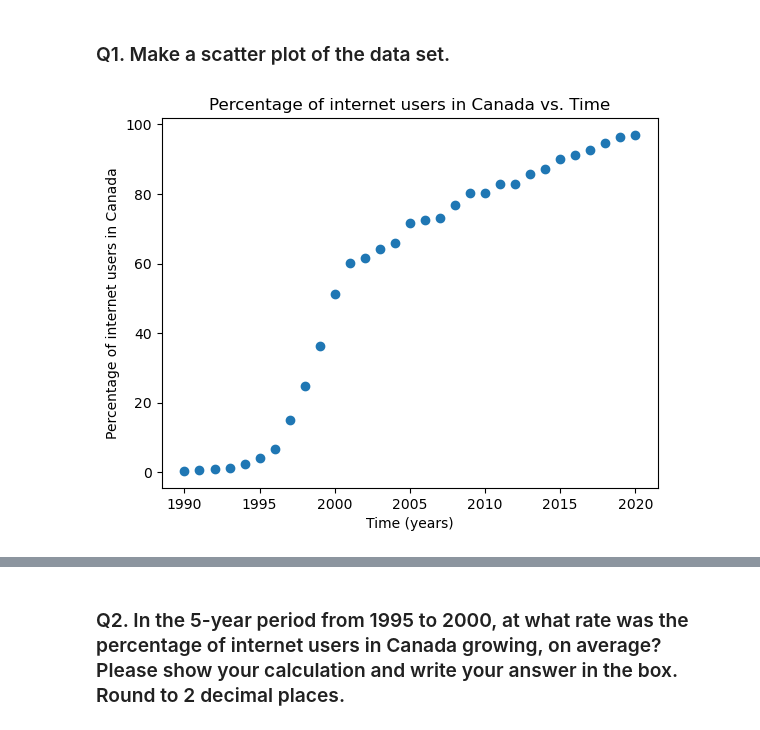
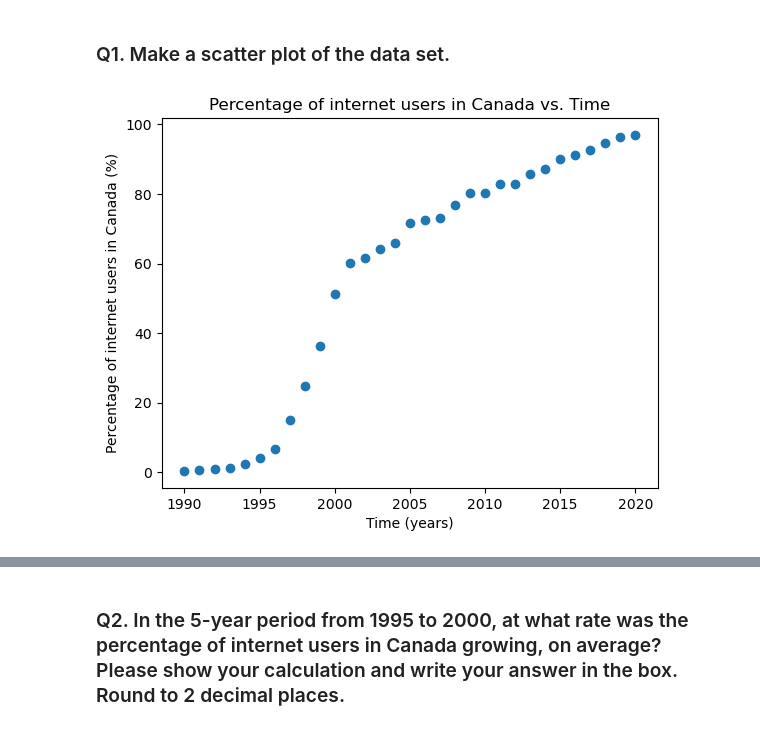
Before and after one commit to CTLMath/birs2025group3, a Jupyter notebook: mat133-p1-individual-2024.ipynb, the cells around one changed output, grey strips where cells are left out. Cells and saved outputs as stored; diff of their text form; code cells hidden in the pictures.

```diff
--- a/mat133-p1-individual-2024.ipynb
+++ b/mat133-p1-individual-2024.ipynb
@@ -42,8 +81,8 @@ print(x,y)
 # %%
 plt.scatter(x,y)
 plt.title("Percentage of internet users in Canada vs. Time")
 plt.xlabel("Time (years)")
-plt.ylabel("Percentage of internet users in Canada")
+plt.ylabel("Percentage of internet users in Canada (%)")
 plt.show()
 # %% [output]
-[figure, old version]
+[figure, new version]
```
Also changed, not shown: parts of 14 cells of this notebook.
